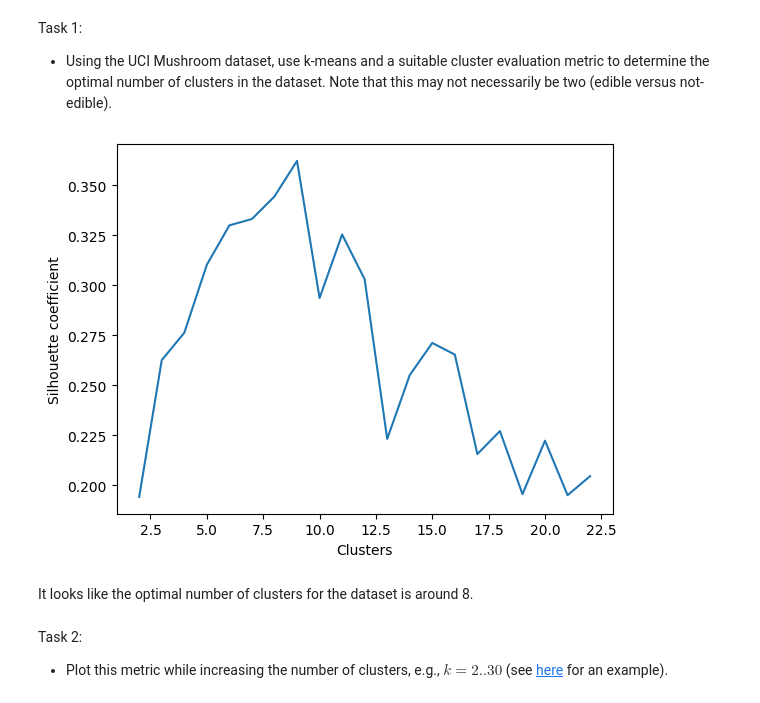
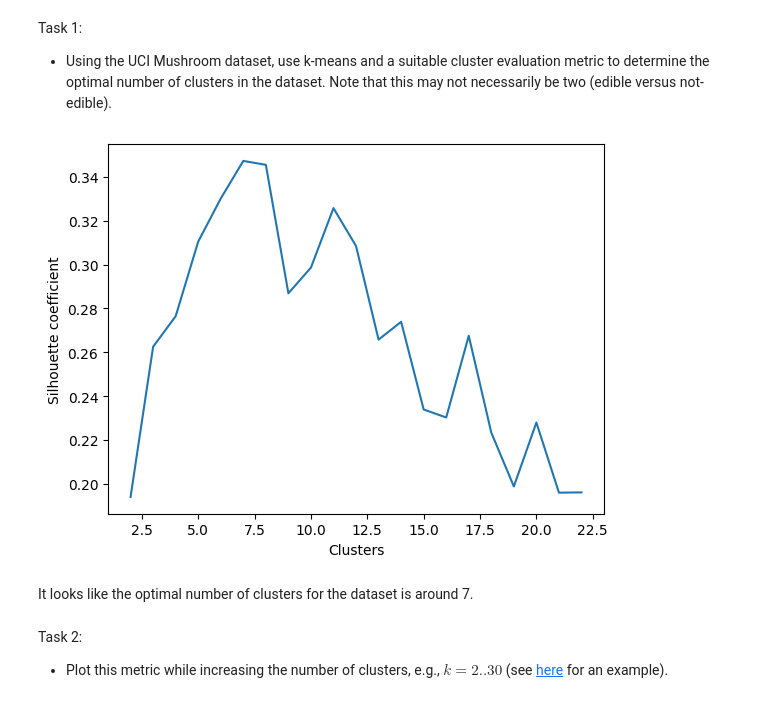
Before and after one commit to jonathhl/IDATT2502---Machine-Learning, a Jupyter notebook: A7/Mushroom.ipynb, the cells around one changed output. Drawn from its saved outputs; the diff is of its cells as text; code cells hidden in the pictures.

```diff
--- a/A7/Mushroom.ipynb
+++ b/A7/Mushroom.ipynb
@@ -11,29 +20,29 @@ Task 1:
 # %%
 %matplotlib inline
 import matplotlib.pyplot as plt
 import sklearn.metrics as metrics
 from sklearn.decomposition import PCA
 from sklearn.cluster import KMeans
 
 pca = PCA(n_components=23)
 df_pca = pca.fit_transform(dummies)
-c = range(2, 23)
+k = range(2, 23)
 sc = []
 
-for n in c:
+for n in k:
     kmeans_pca = KMeans(n_clusters=n, init= 'k-means++')
     kmeans_pca.fit(df_pca)
     sc.append(metrics.silhouette_score(df_pca, kmeans_pca.labels_, metric='euclidean'))
 
 plt.figure()
 plt.xlabel('Clusters')
 plt.ylabel('Silhouette coefficient')
-plt.plot(c, sc)
+plt.plot(k, sc)
 plt.show()
 # %% [output]
-[figure, old version]
+[figure, new version]
 # %% [markdown]
-It looks like the optimal number of clusters for the dataset is around 8.
+It looks like the optimal number of clusters for the dataset is around 7.
 # %% [markdown]
 Task 2:
 * Plot this metric while increasing the number of clusters, e.g., $k=2..30$ (see [here](http://scikit-learn.org/stable/auto_examples/cluster/plot_adjusted_for_chance_measures.html#sphx-glr-auto-examples-cluster-plot-adjusted-for-chance-measures-py) for an example).
```
Also changed, not shown: parts of 3 cells of this notebook, 3 other files.
